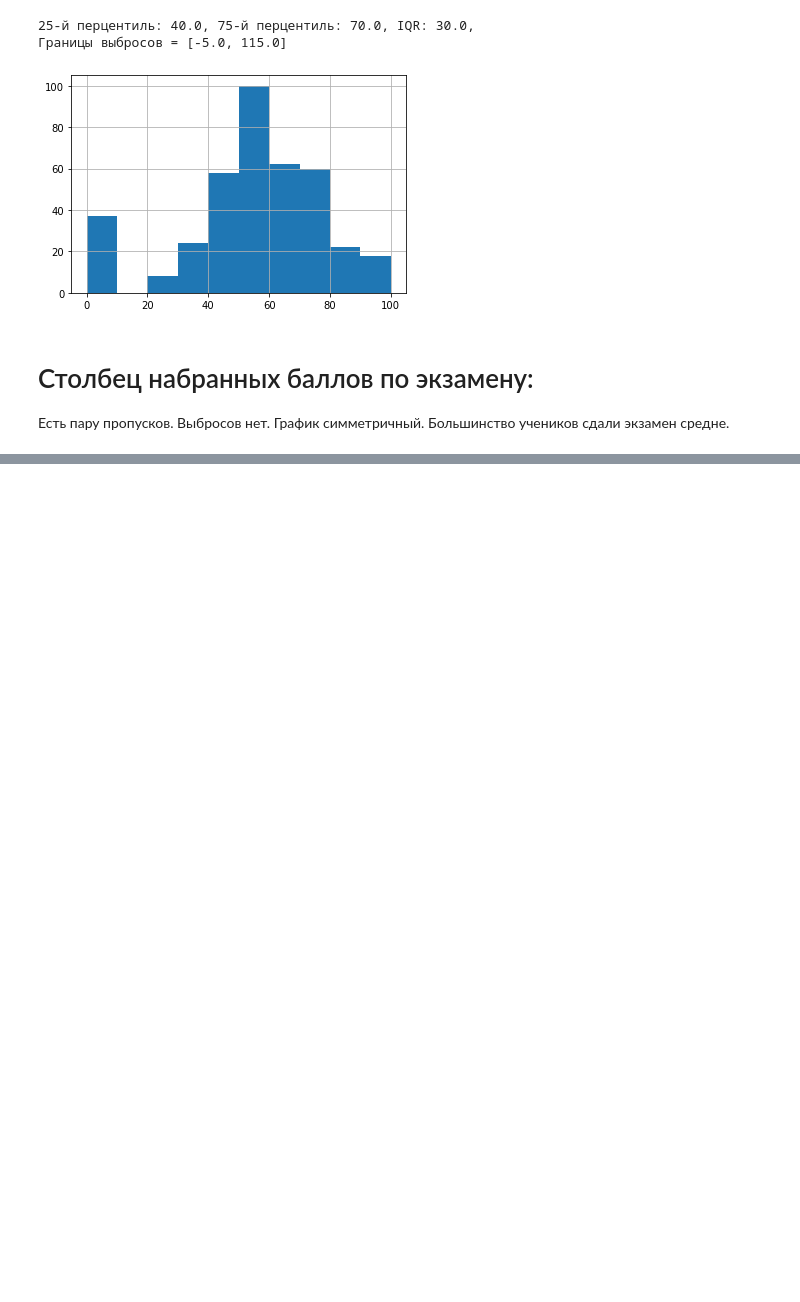
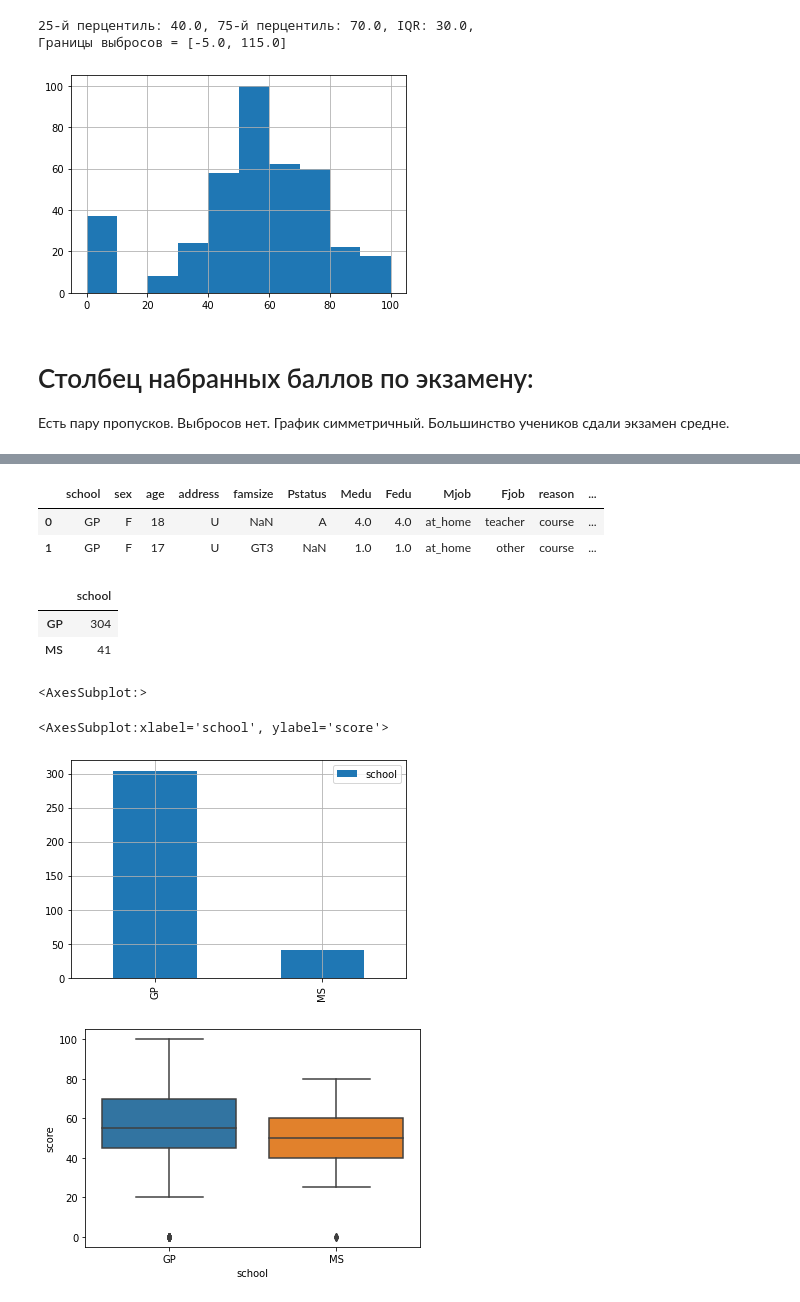
Before and after one commit to arsenbondaren/skillfactory, a Jupyter notebook: module_2/EDA_stud_math_Bandarenka.ipynb, the cells around one changed output, grey strips where cells are left out. Cells and saved outputs as stored; diff of their text form; code cells hidden in the pictures; blank space fills up the shorter version.

```diff
--- a/module_2/EDA_stud_math_Bandarenka.ipynb
+++ b/module_2/EDA_stud_math_Bandarenka.ipynb
@@ -18,6 +18,11 @@ def for_num_col(x):
     perc75 = x.quantile(0.75)
     print('25-й перцентиль: {},'.format(perc25),'75-й перцентиль: {},'.format(perc75),'IQR: {},'.format(IQR))
     print('Границы выбросов = [{f}, {i}]'.format(f=perc25 - 1.5*IQR, i=perc75 + 1.5*IQR))
+# %%
+def for_obj_col(y):
+    x = pd.DataFrame(y.value_counts())
+    display(x)
+    display(x.plot(kind='bar', grid=True))
 # %%
 display(stud_math.head())
 display(stud_math.info())
@@ -294,0 +320,18 @@ Name: score, dtype: float64
+# %%
+stud_math.head(2)
+# %% [output]
+|  | school | sex | age | address | famsize | Pstatus | Medu | Fedu | Mjob | Fjob | reason | ... |
+| 0 | GP | F | 18 | U | NaN | A | 4.0 | 4.0 | at_home | teacher | course | ... |
+| 1 | GP | F | 17 | U | GT3 | NaN | 1.0 | 1.0 | at_home | other | course | ... |
+# %%
+for_obj_col(stud_math['school'])
+fig, ax = plt.subplots()
+sns.boxplot(x='school', y='score', data=stud_math, ax=ax)
+# %% [output]
+|  | school |
+| GP | 304 |
+| MS | 41 |
+<AxesSubplot:>
+<AxesSubplot:xlabel='school', ylabel='score'>
+[figure, added]
+[figure, added]
```
Also changed, not shown: parts of 27 cells of this notebook.
